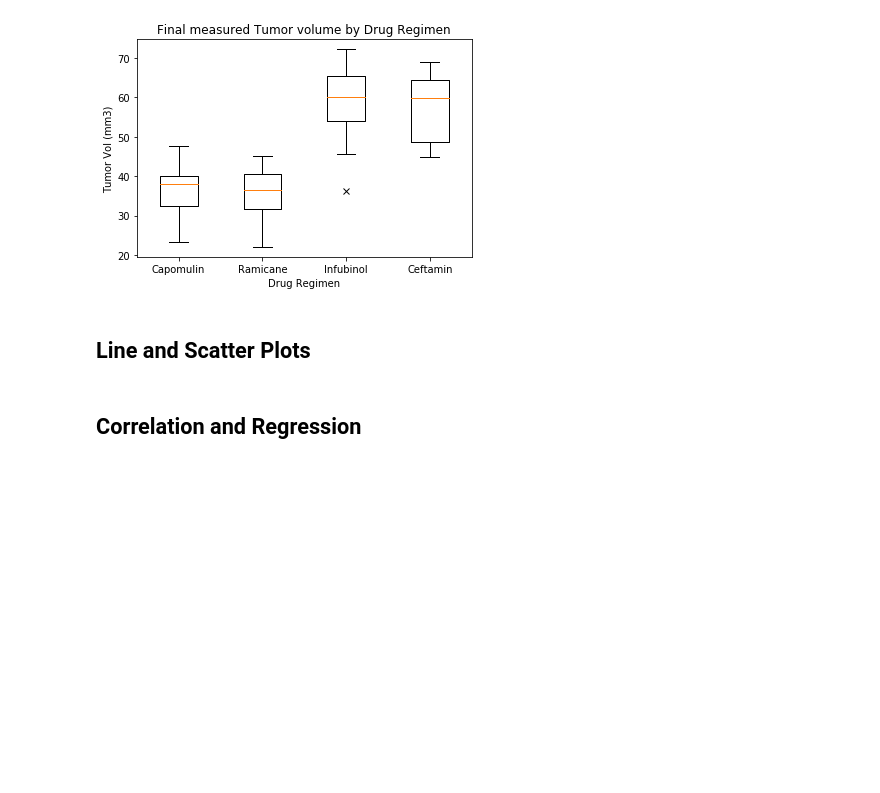
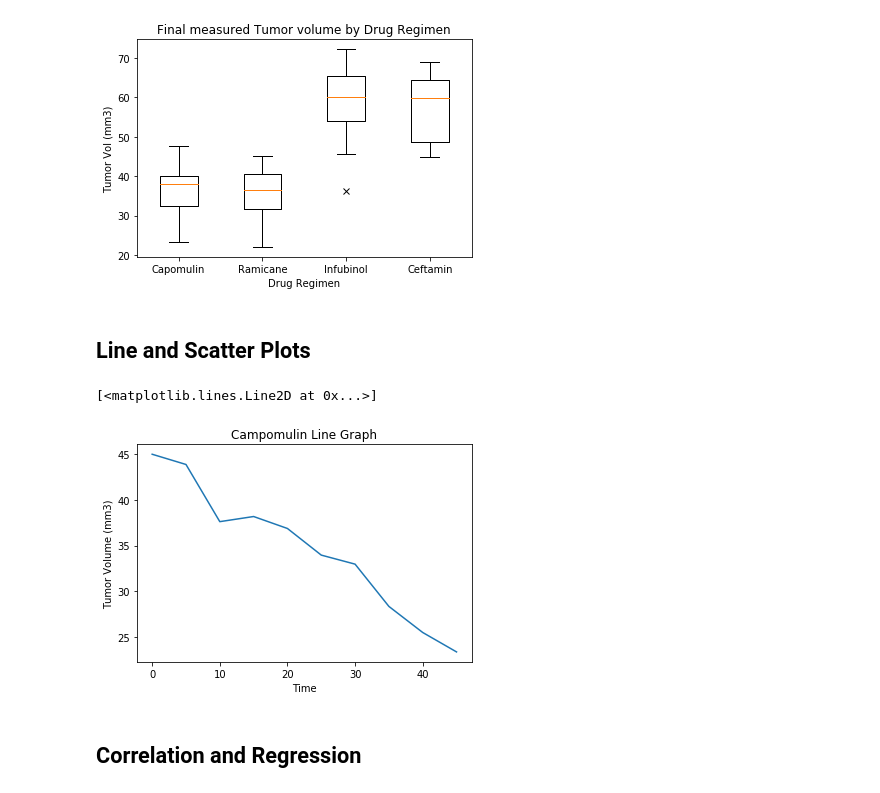
Before and after one commit to tnguyen0306/Matplotlib-The-Power-of-Plots, a Jupyter notebook: pymaceuticals_starter.ipynb, the cells around one changed output. Cells and saved outputs as stored; diff of their text form; code cells hidden in the pictures; blank space fills up the shorter version.

```diff
--- a/pymaceuticals_starter.ipynb
+++ b/pymaceuticals_starter.ipynb
@@ -282,6 +282,17 @@ plt.show()
 ## Line and Scatter Plots
 # %%
 # Generate a line plot of tumor volume vs. time point for a mouse treated with Capomulin
+capomulin_data = combined_data.loc[combined_data['Drug Regimen'] == 'Capomulin']
+capomulin_data = capomulin_data.reset_index()
+capo_mouse = capomulin_data.loc[capomulin_data["Mouse ID"] == "s185"]
+
+plt.title('Campomulin Line Graph')
+plt.xlabel('Time')
+plt.ylabel('Tumor Volume (mm3)')
+plt.plot(capo_mouse['Timepoint'], capo_mouse['Tumor Volume (mm3)'])
+# %% [output]
+[<matplotlib.lines.Line2D at 0x...>]
+[figure, added]
 # %%
 # Generate a scatter plot of average tumor volume vs. mouse weight for the Capomulin regimen
 # %% [markdown]
```
Also changed, not shown: parts of 1 cell of this notebook.
